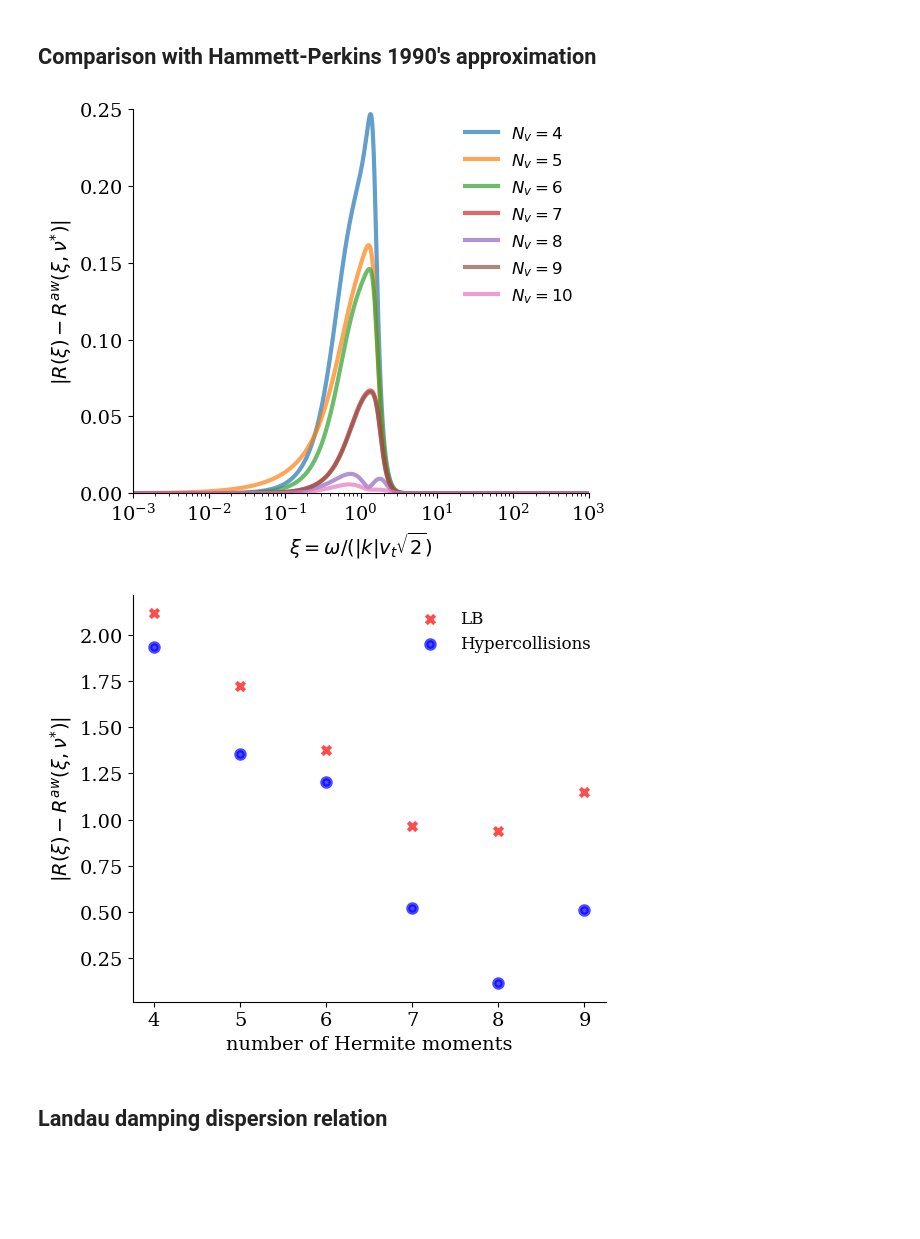
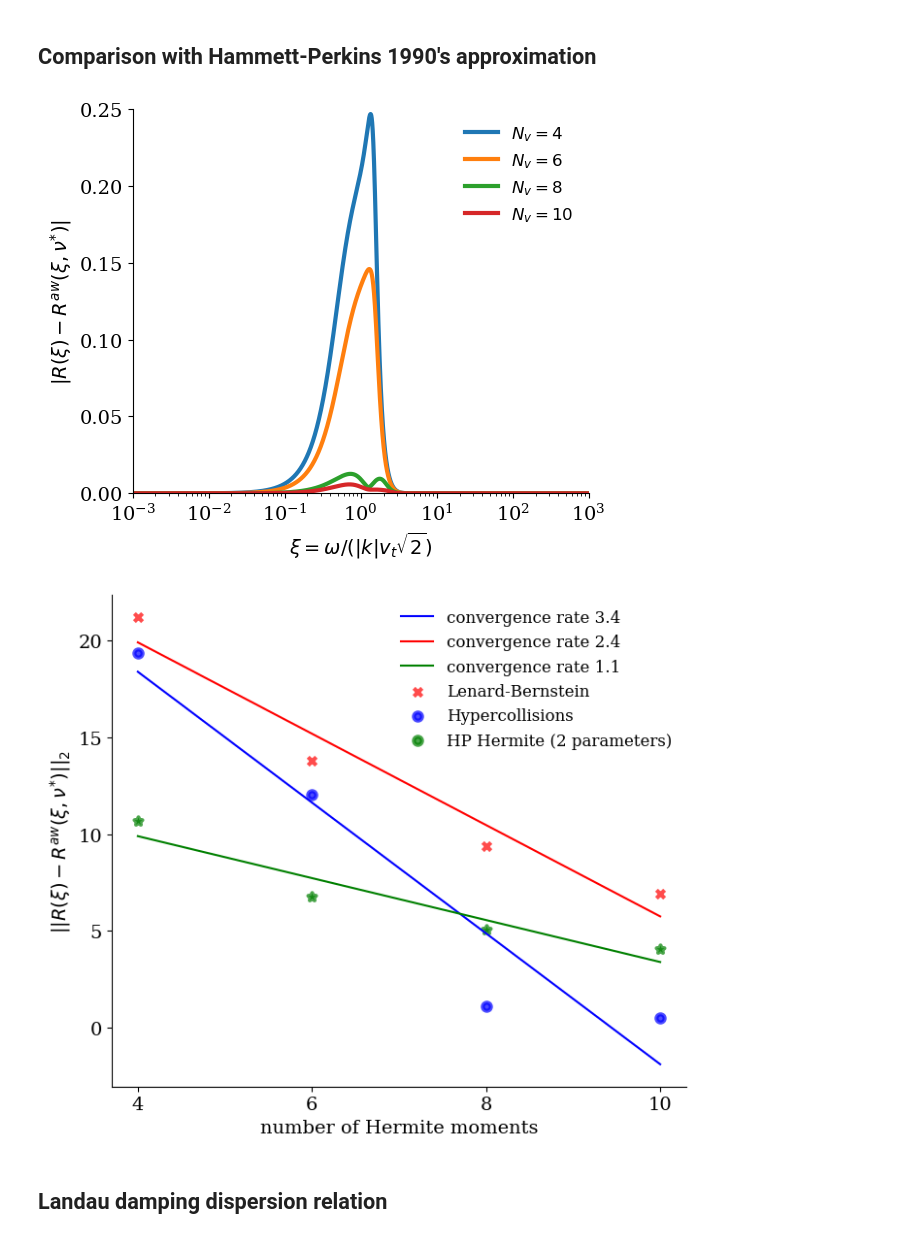
Before and after one commit to opaliss/SpectralSymbolicClosures, a Jupyter notebook: aw_hermite/symbolic_response_function_AW_hypercollisions.ipynb, the cells around one changed output. Saved outputs shown, nothing was run; the diff lists cells and outputs as text; code cells hidden in the pictures; blank space fills up the shorter version.

```diff
--- a/aw_hermite/symbolic_response_function_AW_hypercollisions.ipynb
+++ b/aw_hermite/symbolic_response_function_AW_hypercollisions.ipynb
@@ -163,6 +167,6 @@ def R_Hermite_LB(zeta, Nv):
 # %%
 # define the xi along the real axis
-zeta = 10**np.linspace(-3, 3, int(1e3))
+zeta = 10**np.linspace(-3, 3, int(1e5))
 # %%
 R_HP3 = RHP3(zeta)
 R_HP4 = RHP4(zeta)
@@ -170,8 +174,8 @@ R_true = R(zeta)
 # %%
 fig, ax = plt.subplots(figsize=(6, 5))
 
-for nn in range(4, 11):
-    ax.plot(zeta, np.abs(R_true - R_Hermite_hyper(zeta, Nv=nn)), label=r"$N_{v} = " + str(nn) + "$", linewidth=3, alpha=0.7)
+for nn in range(4, 11, 2):
+    ax.plot(zeta, np.abs(R_true - R_Hermite_hyper(zeta, Nv=nn)), label=r"$N_{v} = " + str(nn) + "$", linewidth=3)
 
 ax.set_ylim(0, 0.25)
 #ax.set_yscale("log")
@@ -186,28 +190,52 @@ legend.get_frame().set_alpha(0)
 plt.tight_layout()
 plt.savefig("figs/symbolic_response_function_AW_hypercollisons.png", dpi=200)
 # %% [output]
-[figure, old version]
+[figure, new version]
+# %%
+x = np.arange(4, 12, 2)
+error_LB = np.zeros(len(x))
+error_Hyper = np.zeros(len(x))
+error_HP = np.zeros(len(x))
+
+ii = 0
+for nn in x:
+    error_Hyper[ii] = np.linalg.norm(np.abs(R_true - R_Hermite_hyper(zeta, Nv=nn)))
+    error_LB[ii] =  np.linalg.norm(np.abs(R_true - R_Hermite_LB(zeta, Nv=nn)))
+    error_HP[ii] =  np.linalg.norm(np.abs(R_true - R_Hermite_HP(zeta, Nv=nn)))
+    ii +=1
+# %%
+# find the best fitting linear slope
+a_hyper, b_hyper = np.polyfit(x, error_Hyper, 1)
+a_lb, b_lb = np.polyfit(x, error_LB, 1)
+a_hp, b_hp = np.polyfit(x, error_HP, 1)
 # %%
-fig, ax = plt.subplots(figsize=(6, 5))
+fig, ax = plt.subplots(figsize=(7, 6))
 
-for nn in range(4, 10):
-    ax.scatter(nn, np.linalg.norm(np.abs(R_true - R_Hermite_hyper(zeta, Nv=nn))), linewidth=3, alpha=0.7, color="blue")
-    ax.scatter(nn, np.linalg.norm(np.abs(R_true - R_Hermite_LB(zeta, Nv=nn))), linewidth=3, alpha=0.7, color="red", marker="x")
 
-ax.scatter(np.nan, np.nan, linewidth=3, alpha=0.7, color="red", marker="x", label="LB")
+ax.scatter(x, error_Hyper, linewidth=3, alpha=0.7, color="blue")
+ax.scatter(x, error_LB, linewidth=3, alpha=0.7, color="red", marker="x")
+ax.scatter(x, error_HP, linewidth=3, alpha=0.7, color="green", marker="*")
+
+ax.plot(x, a_hyper*x + b_hyper, color="blue", label="convergence rate " + str(round(np.abs(a_hyper), 1)))
+ax.plot(x, a_lb*x + b_lb, color="red", label="convergence rate " + str(round(np.abs(a_lb), 1)))
+ax.plot(x, a_hp*x + b_hp, color="green", label="convergence rate " + str(round(np.abs(a_hp), 1)))
+
+ax.scatter(np.nan, np.nan, linewidth=3, alpha=0.7, color="red", marker="x", label="Lenard-Bernstein")
 ax.scatter(np.nan, np.nan, linewidth=3, alpha=0.7, color="blue", label="Hypercollisions")
+ax.scatter(np.nan, np.nan, linewidth=3, alpha=0.7, color="green", label="HP Hermite (2 parameters)")
 
+ax.set_xticks([4, 6, 8, 10])
 ax.spines['right'].set_visible(False)
 ax.spines['top'].set_visible(False)
-ax.set_ylabel(r"$|R(\xi) - R^{aw}(\xi, \nu^{*})|$")
+ax.set_ylabel(r"$||R(\xi) - R^{aw}(\xi, \nu^{*})||_{2}$")
 ax.set_xlabel(r"number of Hermite moments")
 legend = ax.legend(ncols=1, fancybox=False, shadow=False, fontsize=12, loc='upper right')
 legend.get_frame().set_alpha(0)
 
 plt.tight_layout()
 plt.savefig("figs/symbolic_response_function_AW_collisions_convergence.png", dpi=200)
 # %% [output]
-[figure, old version]
+[figure, new version]
 # %% [markdown]
 ## Landau damping dispersion relation
 # %%
```
Also changed, not shown: parts of 1 cell of this notebook, 4 other files.
